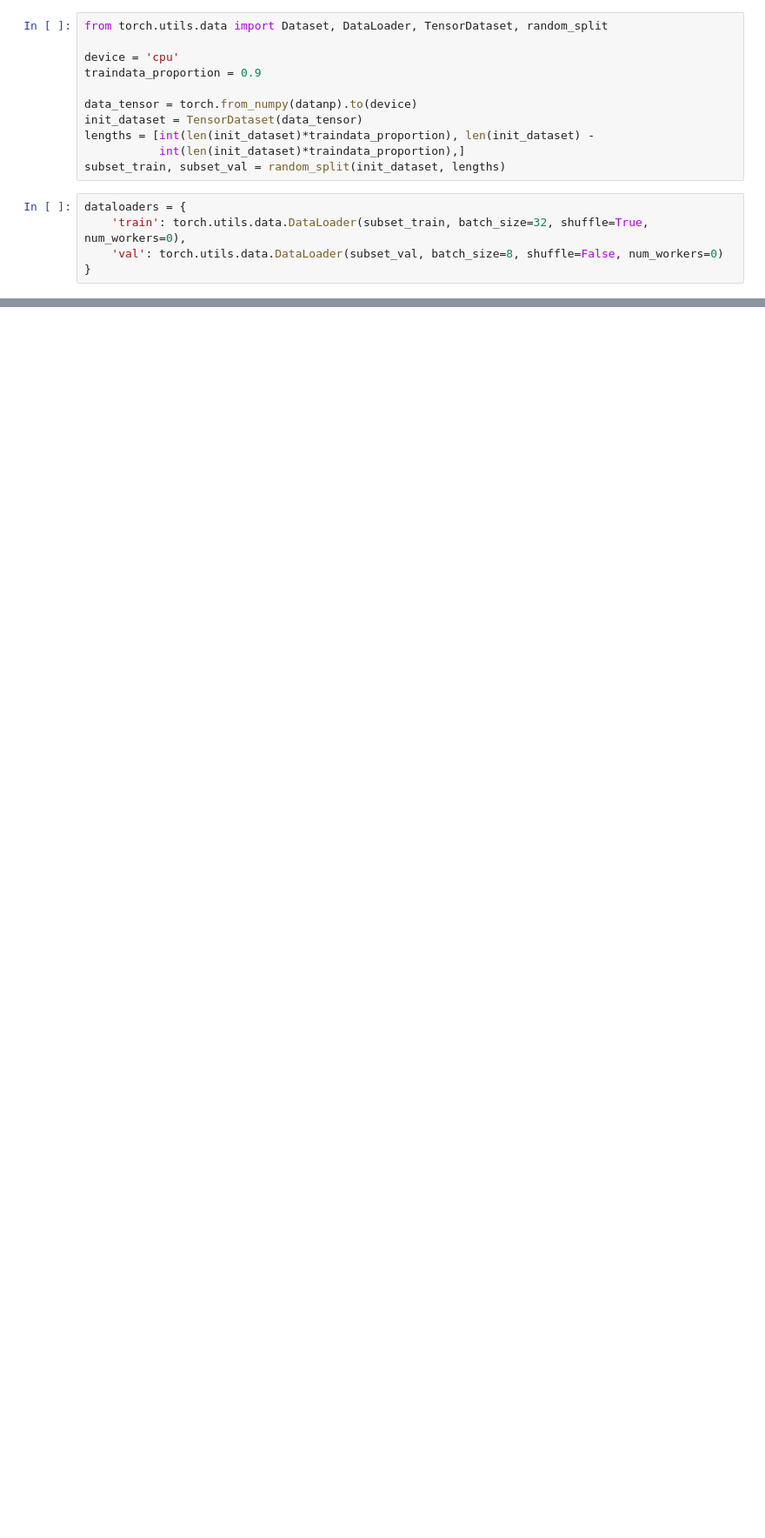
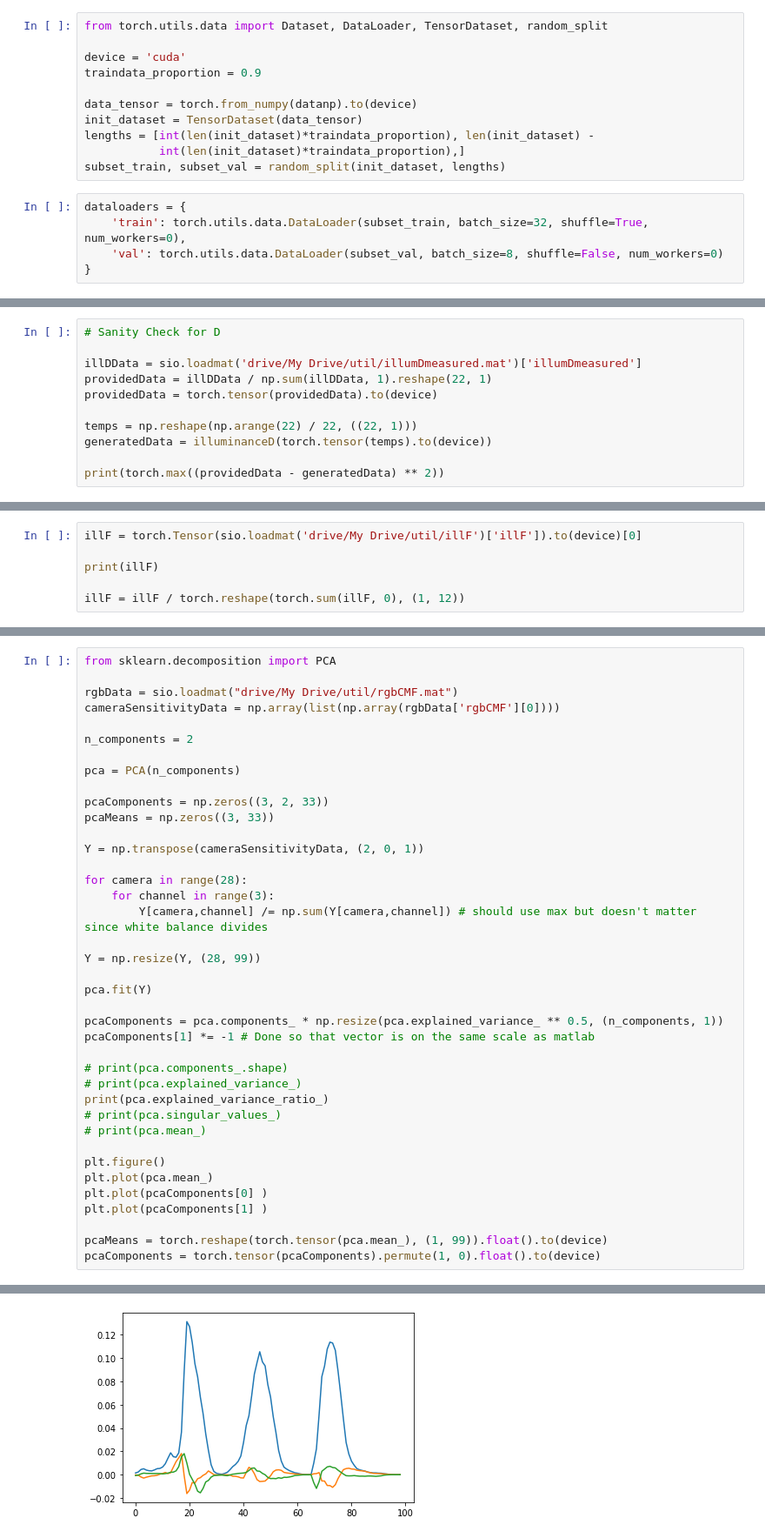
Before and after one commit to arihant72600/BioFaceNet, a Jupyter notebook: CNN.ipynb, the cells around one changed output, grey strips where cells are left out. Shown at 87% size. Cells and saved outputs as stored; diff of their text form; blank space fills up the shorter version.

```diff
--- a/CNN.ipynb
+++ b/CNN.ipynb
@@ -37,7 +67,7 @@ datanp = np.array(images)
 # %%
 from torch.utils.data import Dataset, DataLoader, TensorDataset, random_split
 
-device = 'cpu'
+device = 'cuda'
 traindata_proportion = 0.9
 
 data_tensor = torch.from_numpy(datanp).to(device)
@@ -52,0 +151,11 @@ dataloaders = {
+# %%
+# Sanity Check for D
+
+illDData = sio.loadmat('drive/My Drive/util/illumDmeasured.mat')['illumDmeasured']
+providedData = illDData / np.sum(illDData, 1).reshape(22, 1)
+providedData = torch.tensor(providedData).to(device)
+
+temps = np.reshape(np.arange(22) / 22, ((22, 1)))
+generatedData = illuminanceD(torch.tensor(temps).to(device))
+
+print(torch.max((providedData - generatedData) ** 2))
@@ -52,0 +164,6 @@ dataloaders = {
+# %%
+illF = torch.Tensor(sio.loadmat('drive/My Drive/util/illF')['illF']).to(device)[0]
+
+print(illF)
+
+illF = illF / torch.reshape(torch.sum(illF, 0), (1, 12))
@@ -52,0 +196,40 @@ dataloaders = {
+# %%
+from sklearn.decomposition import PCA
+
+rgbData = sio.loadmat("drive/My Drive/util/rgbCMF.mat")
+cameraSensitivityData = np.array(list(np.array(rgbData['rgbCMF'][0])))
+
+n_components = 2
+
+pca = PCA(n_components)
+
+pcaComponents = np.zeros((3, 2, 33))
+pcaMeans = np.zeros((3, 33))
+
+Y = np.transpose(cameraSensitivityData, (2, 0, 1))
+
+for camera in range(28):
+    for channel in range(3):
+        Y[camera,channel] /= np.sum(Y[camera,channel]) # should use max but doesn't matter since white balance divides
+
+Y = np.resize(Y, (28, 99))
+
+pca.fit(Y)
+
+pcaComponents = pca.components_ * np.resize(pca.explained_variance_ ** 0.5, (n_components, 1))
+pcaComponents[1] *= -1 # Done so that vector is on the same scale as matlab
+
+# print(pca.components_.shape)
+# print(pca.explained_variance_)
+print(pca.explained_variance_ratio_)
+# print(pca.singular_values_)
+# print(pca.mean_)
+
+plt.figure()
+plt.plot(pca.mean_)
+plt.plot(pcaComponents[0] )
+plt.plot(pcaComponents[1] )
+
+pcaMeans = torch.reshape(torch.tensor(pca.mean_), (1, 99)).float().to(device)
+pcaComponents = torch.tensor(pcaComponents).permute(1, 0).float().to(device)
+# %% [output]
@@ -52,0 +237 @@ dataloaders = {
+[figure, added]
```
Also changed, not shown: parts of 55 cells of this notebook, 1 other file.
